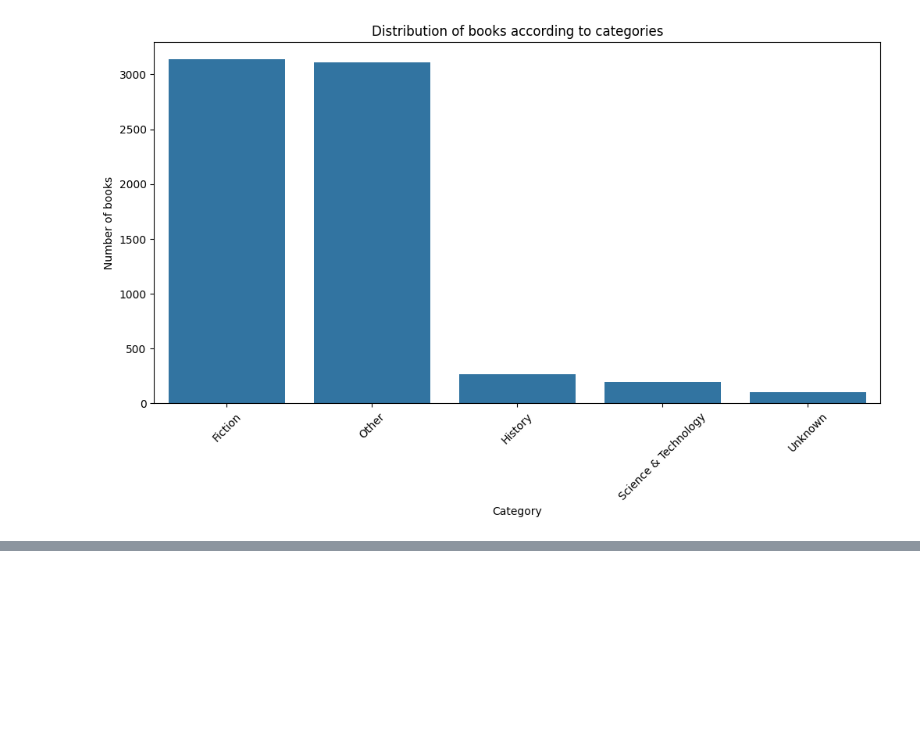
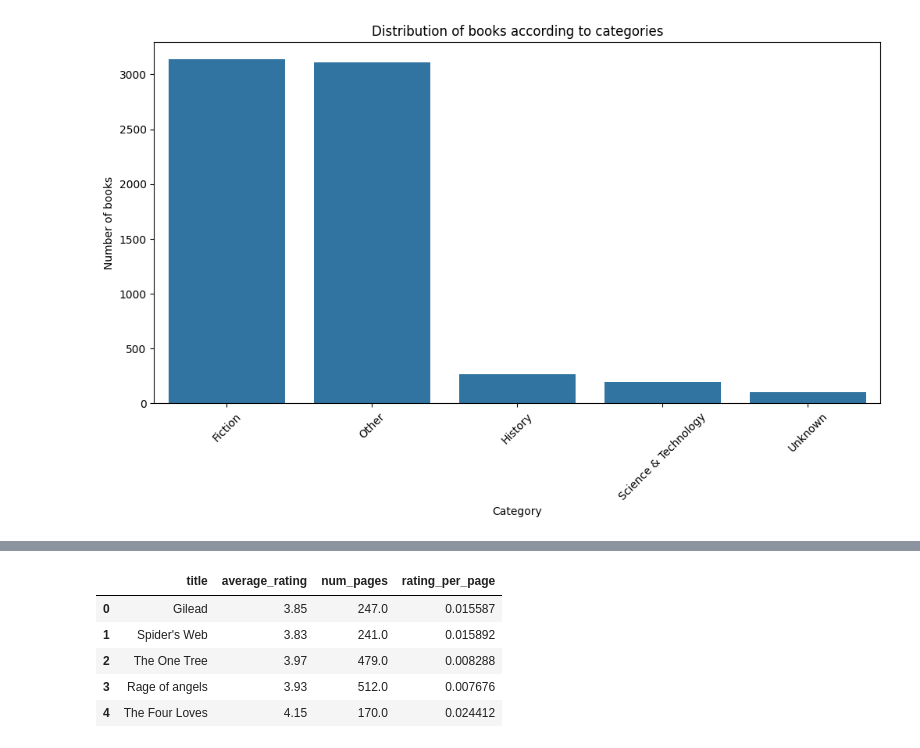
Before and after one commit to 7sumona02/book-recommendation-system, a Jupyter notebook: main.ipynb, the cells around one changed output, grey strips where cells are left out. Cells and saved outputs as stored; diff of their text form; code cells hidden in the pictures; blank space fills up the shorter version.

```diff
--- a/main.ipynb
+++ b/main.ipynb
@@ -179,0 +188,3 @@ plt.show()
+# %%
+df['num_pages'].fillna(0, inplace=True)
+df['average_rating'].fillna(0, inplace=True)
@@ -179,0 +204,11 @@ plt.show()
+# %%
+df['rating_per_page'] = df.apply(lambda row: row['average_rating']/row['num_pages'] if row['num_pages']>0 else 0,axis=1)
+# %%
+df[['title','average_rating','num_pages','rating_per_page']].head()
+# %% [output]
+|  | title | average_rating | num_pages | rating_per_page |
+| 0 | Gilead | 3.85 | 247.0 | 0.015587 |
+| 1 | Spider's Web | 3.83 | 241.0 | 0.015892 |
+| 2 | The One Tree | 3.97 | 479.0 | 0.008288 |
+| 3 | Rage of angels | 3.93 | 512.0 | 0.007676 |
+| 4 | The Four Loves | 4.15 | 170.0 | 0.024412 |
```
Also changed, not shown: parts of 3 cells of this notebook.
